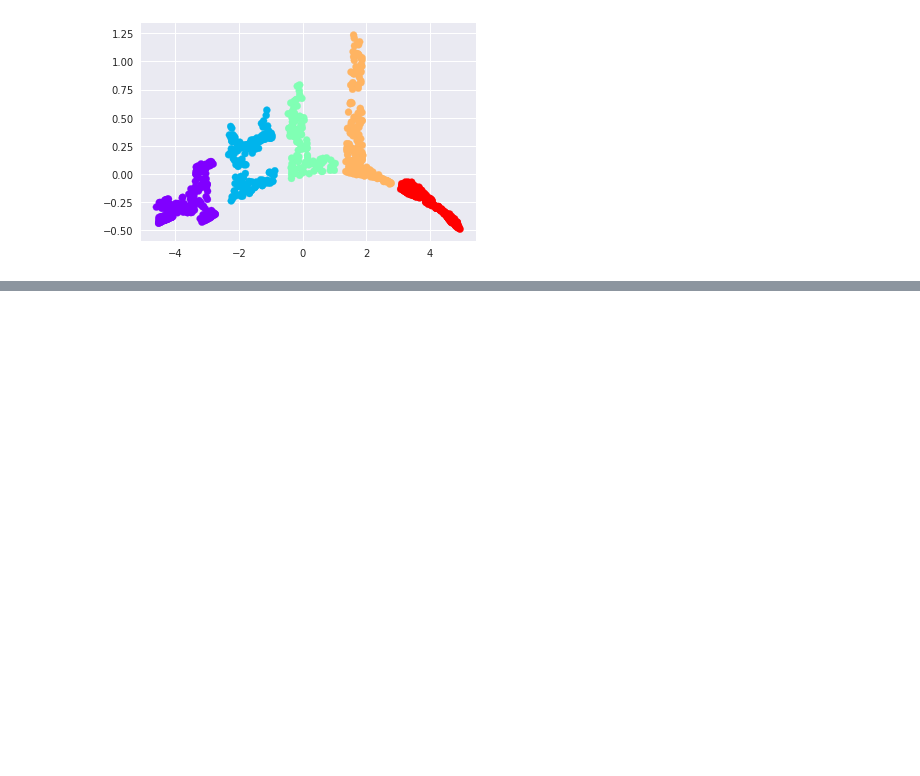
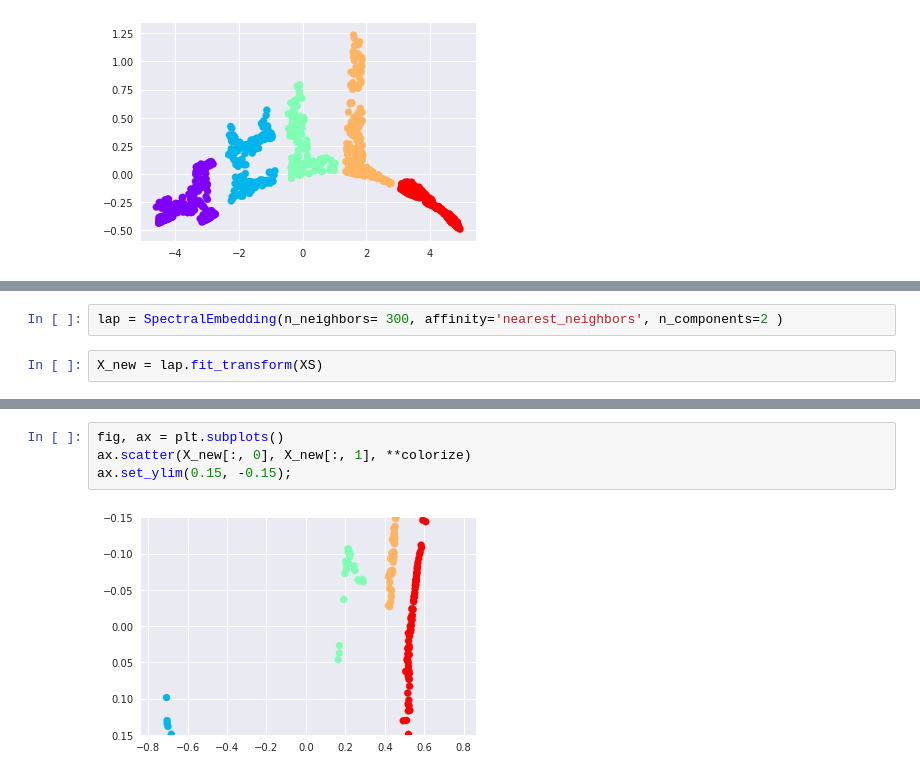
Before and after one commit to PyDimRed/PyDimRed, a Jupyter notebook: notebooks/experiment.ipynb, the cells around one changed output, grey strips where cells are left out. Cells and saved outputs as stored; diff of their text form; blank space fills up the shorter version.

```diff
--- a/notebooks/experiment.ipynb
+++ b/notebooks/experiment.ipynb
@@ -150,0 +168,4 @@ ax.scatter(d[:,0],d[:,1], **colorize);
+# %%
+lap = SpectralEmbedding(n_neighbors= 300, affinity='nearest_neighbors', n_components=2 )
+# %%
+X_new = lap.fit_transform(XS)
@@ -150,0 +176,6 @@ ax.scatter(d[:,0],d[:,1], **colorize);
+# %%
+fig, ax = plt.subplots()
+ax.scatter(X_new[:, 0], X_new[:, 1], **colorize)
+ax.set_ylim(0.15, -0.15);
+# %% [output]
+[figure, added]
```
Also changed, not shown: parts of 12 cells of this notebook, 2 other files.
